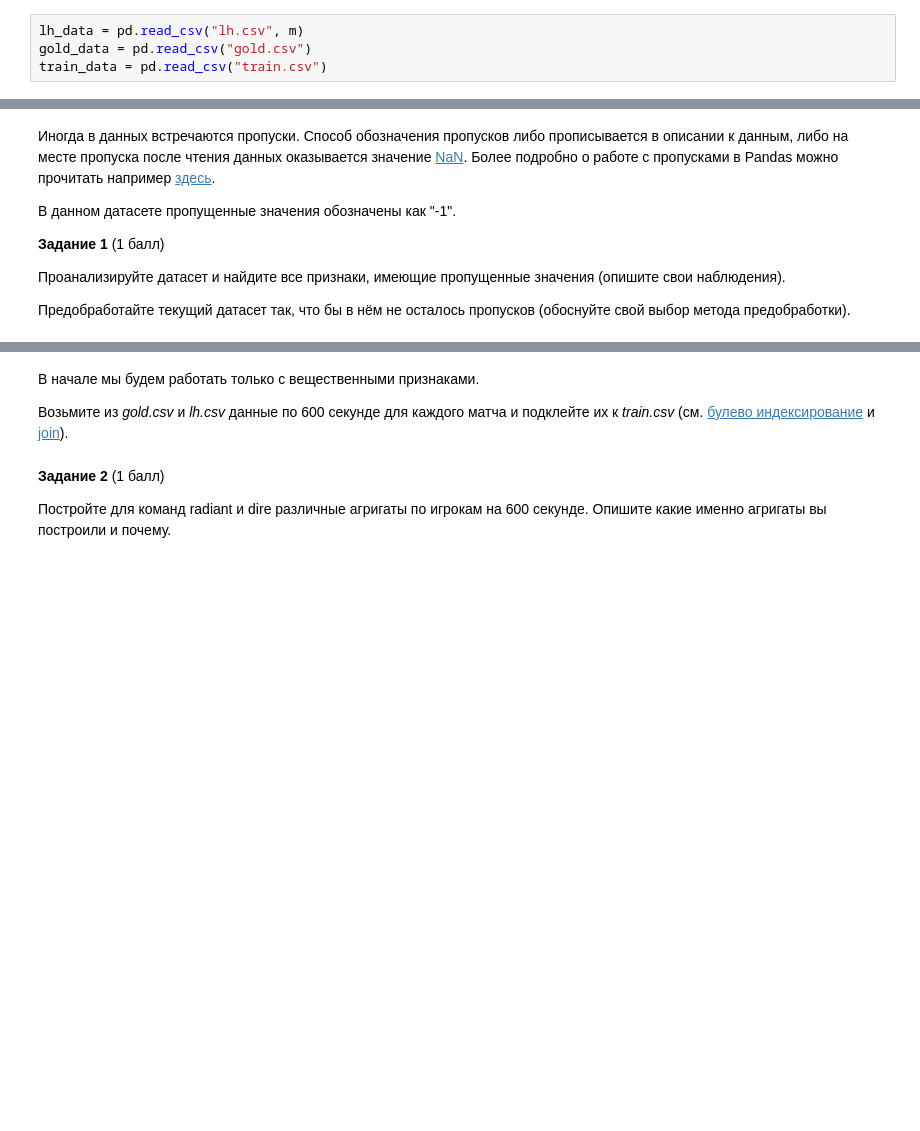
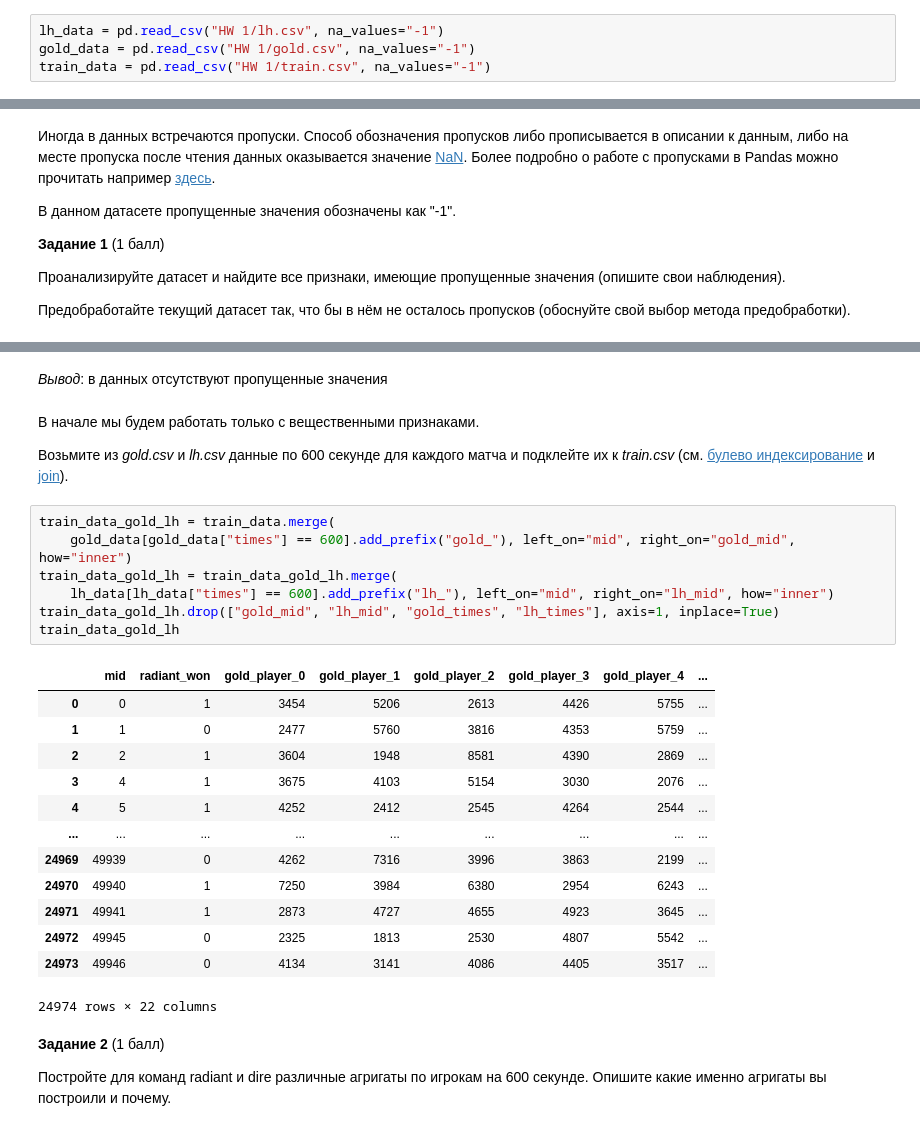
Before and after one commit to TroninDV/MLLab1, a Jupyter notebook: lab_1.ipynb, the cells around one changed output, grey strips where cells are left out. Saved outputs shown, nothing was run; the diff lists cells and outputs as text; blank space fills up the shorter version.

```diff
--- a/lab_1.ipynb
+++ b/lab_1.ipynb
@@ -65,9 +65,9 @@ $$
 import pandas as pd
 import numpy as np
 # %%
-lh_data = pd.read_csv("lh.csv", m)
-gold_data = pd.read_csv("gold.csv")
-train_data = pd.read_csv("train.csv")
+lh_data = pd.read_csv("HW 1/lh.csv", na_values="-1")
+gold_data = pd.read_csv("HW 1/gold.csv", na_values="-1")
+train_data = pd.read_csv("HW 1/train.csv", na_values="-1")
 # %%
 lh_data.head()
 # %% [output]
@@ -108,7 +146,30 @@ train_data.head()
+# %% [markdown]
+*Вывод*: в данных отсутствуют пропущенные значения
 # %% [markdown]
 В начале мы будем работать только с вещественными признаками.
 
 Возьмите из *gold.csv* и *lh.csv* данные по 600 секунде для каждого матча и подклейте их к *train.csv* (см. [булево индексирование](https://pandas.pydata.org/pandas-docs/stable/user_guide/indexing.html#boolean-indexing) и [join](https://pandas.pydata.org/pandas-docs/stable/reference/api/pandas.DataFrame.join.html?highlight=join#pandas.DataFrame.join)).
+# %%
+train_data_gold_lh = train_data.merge(
+    gold_data[gold_data["times"] == 600].add_prefix("gold_"), left_on="mid", right_on="gold_mid", how="inner")
+train_data_gold_lh = train_data_gold_lh.merge(
+    lh_data[lh_data["times"] == 600].add_prefix("lh_"), left_on="mid", right_on="lh_mid", how="inner")
+train_data_gold_lh.drop(["gold_mid", "lh_mid", "gold_times", "lh_times"], axis=1, inplace=True)
+train_data_gold_lh
+# %% [output]
+|  | mid | radiant_won | gold_player_0 | gold_player_1 | gold_player_2 | gold_player_3 | gold_player_4 | ... |
+| 0 | 0 | 1 | 3454 | 5206 | 2613 | 4426 | 5755 | ... |
+| 1 | 1 | 0 | 2477 | 5760 | 3816 | 4353 | 5759 | ... |
+| 2 | 2 | 1 | 3604 | 1948 | 8581 | 4390 | 2869 | ... |
+| 3 | 4 | 1 | 3675 | 4103 | 5154 | 3030 | 2076 | ... |
+| 4 | 5 | 1 | 4252 | 2412 | 2545 | 4264 | 2544 | ... |
+| ... | ... | ... | ... | ... | ... | ... | ... | ... |
+| 24969 | 49939 | 0 | 4262 | 7316 | 3996 | 3863 | 2199 | ... |
+| 24970 | 49940 | 1 | 7250 | 3984 | 6380 | 2954 | 6243 | ... |
+| 24971 | 49941 | 1 | 2873 | 4727 | 4655 | 4923 | 3645 | ... |
+| 24972 | 49945 | 0 | 2325 | 1813 | 2530 | 4807 | 5542 | ... |
+| 24973 | 49946 | 0 | 4134 | 3141 | 4086 | 4405 | 3517 | ... |
+24974 rows × 22 columns
 # %% [markdown]
 **Задание 2** (1 балл)
 
```
Also changed, not shown: parts of 13 cells of this notebook.
